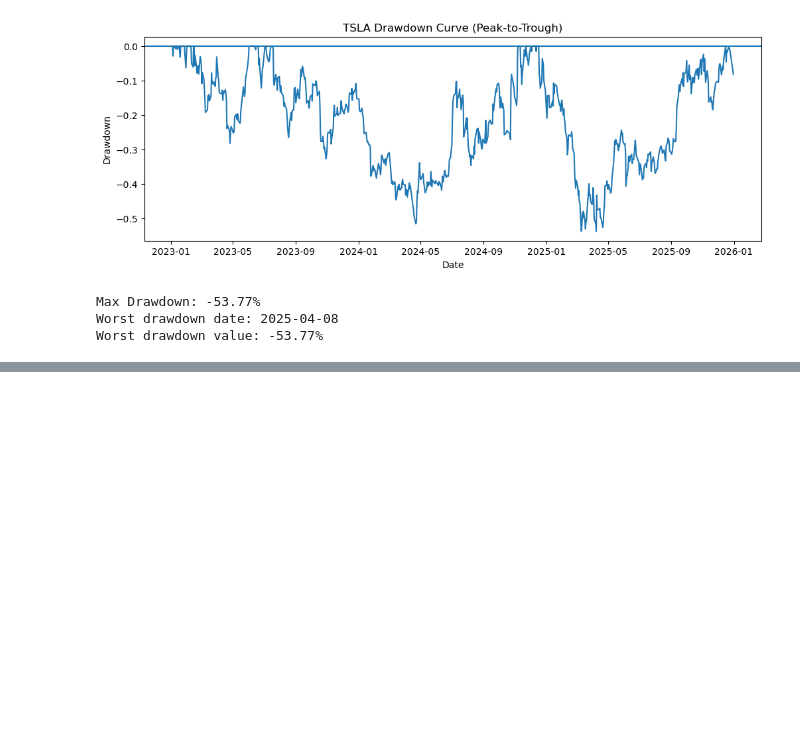
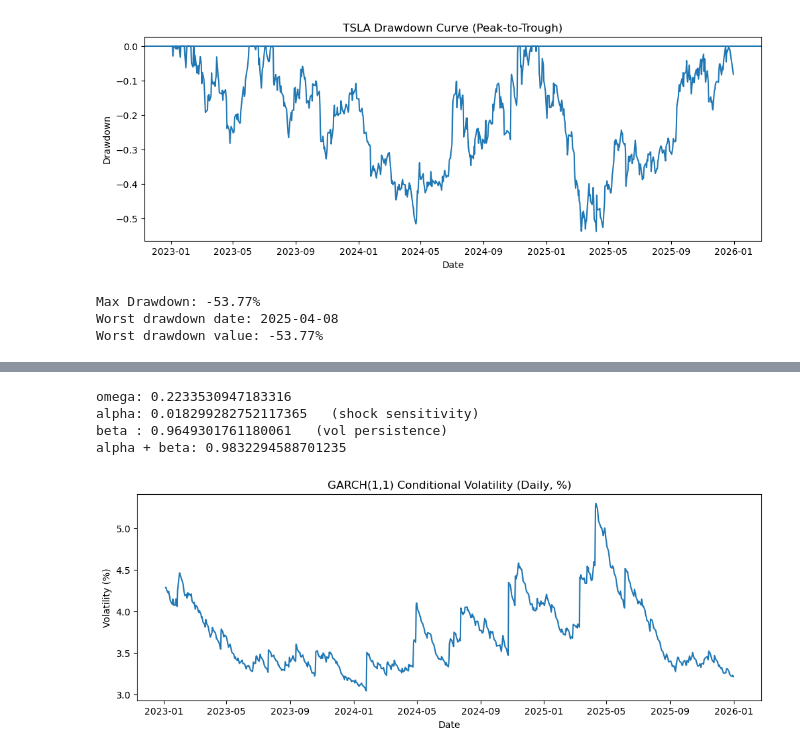
Before and after one commit to Ayomidemi/quant_200_days, a Jupyter notebook: notebooks/1to10.ipynb, the cells around one changed output, grey strips where cells are left out. Cells and saved outputs as stored; diff of their text form; code cells hidden in the pictures; blank space fills up the shorter version.

```diff
--- a/notebooks/1to10.ipynb
+++ b/notebooks/1to10.ipynb
@@ -271,0 +387,9 @@ Worst drawdown value: -53.77%
+# %%
+# Important practical detail: many implementations expect returns in percent (not decimals). So we’ll use log_returns * 100.
+
+r = (log_returns.dropna() * 100)
+
+garch11 = arch_model(r, mean="Constant", vol="GARCH", p=1, q=1, dist="normal")
+res = garch11.fit(disp="off")
+
+print(res.summary())
@@ -271,0 +414,30 @@ Worst drawdown value: -53.77%
+# %%
+# Extract and interpret ω, α, β and α+β
+
+params = res.params
+omega = params.get("omega")
+alpha = params.get("alpha[1]")
+beta  = params.get("beta[1]")
+
+print("omega:", omega)
+print("alpha:", alpha, "  (shock sensitivity)")
+print("beta :", beta,  "  (vol persistence)")
+print("alpha + beta:", alpha + beta)
+# %% [output]
+omega: 0.2233530947183316
+alpha: 0.018299282752117365   (shock sensitivity)
+beta : 0.9649301761180061   (vol persistence)
+alpha + beta: 0.9832294588701235
+# %%
+# Plot conditional volatility (the GARCH volatility “memory”)
+
+cond_vol = res.conditional_volatility  # in percent units (because r is percent)
+
+plt.figure(figsize=(12,4))
+plt.plot(cond_vol)
+plt.title("GARCH(1,1) Conditional Volatility (Daily, %)")
+plt.xlabel("Date")
+plt.ylabel("Volatility (%)")
+plt.show()
+# %% [output]
+[figure, added]
```
Also changed, not shown: parts of 17 cells of this notebook, 1 other file.
